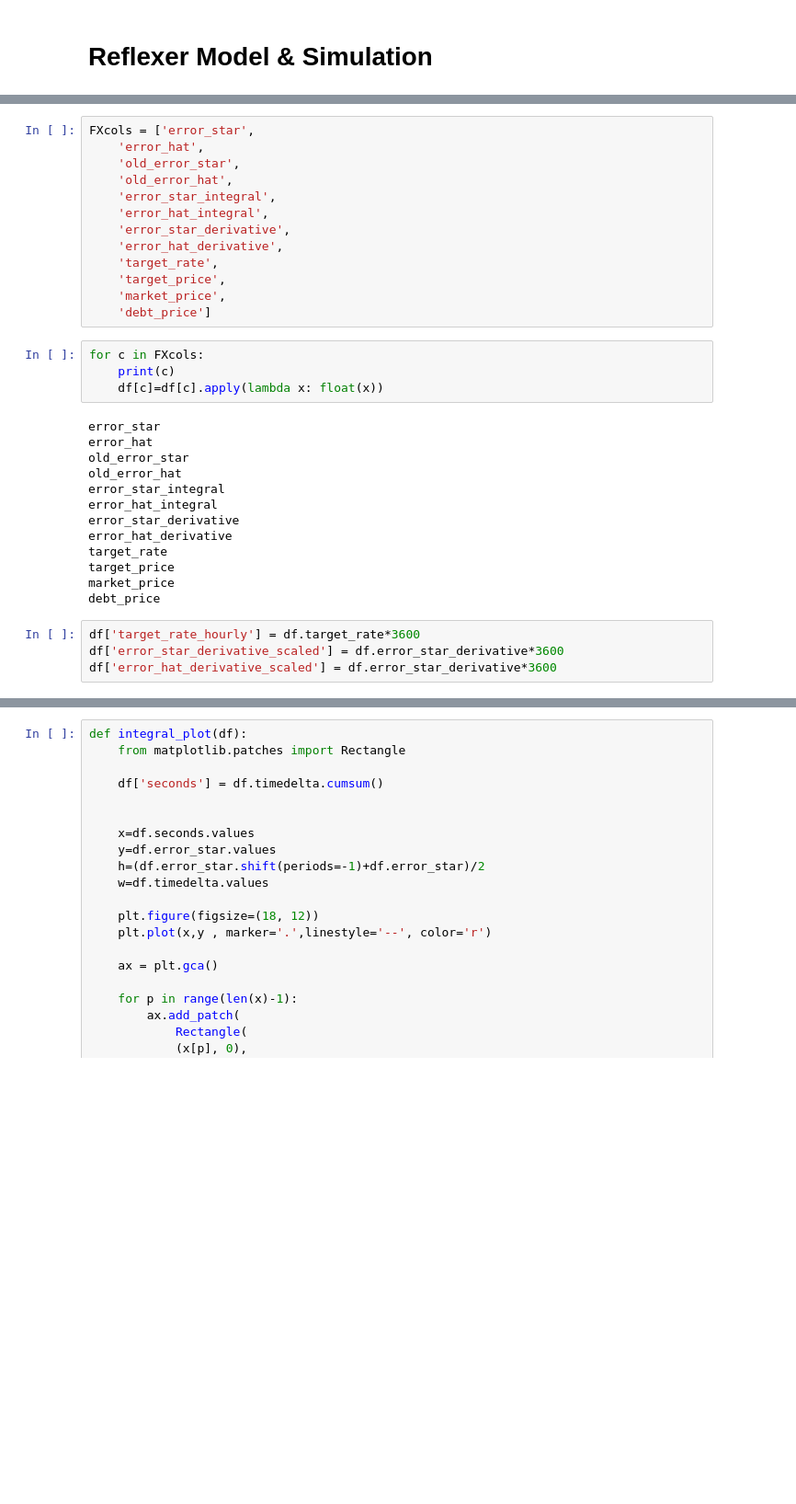
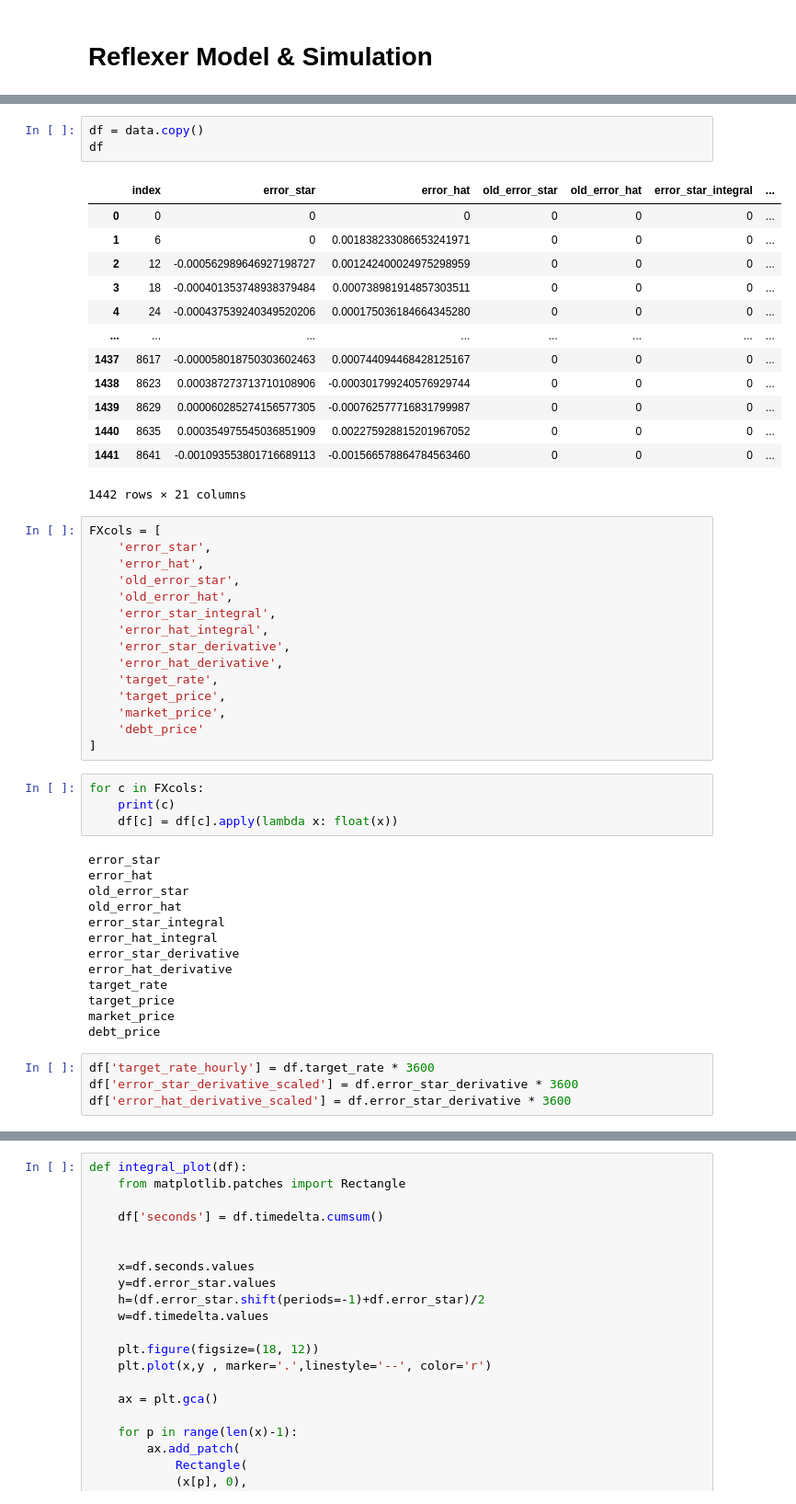
Before and after one commit to reflexer-labs/reflexer-digital-twin, a Jupyter notebook: notebook.ipynb, the cells around one changed output, grey strips where cells are left out. Shown at 92% size. Saved outputs shown, nothing was run; the diff lists cells and outputs as text; blank space fills up the shorter version.

```diff
--- a/notebook.ipynb
+++ b/notebook.ipynb
@@ -38,5 +39,23 @@ pd.options.plotting.backend = "plotly"
+# %%
+df = data.copy()
+df
+# %% [output]
+|  | index | error_star | error_hat | old_error_star | old_error_hat | error_star_integral | ... |
+| 0 | 0 | 0 | 0 | 0 | 0 | 0 | ... |
+| 1 | 6 | 0 | 0.001838233086653241971 | 0 | 0 | 0 | ... |
+| 2 | 12 | -0.000562989646927198727 | 0.001242400024975298959 | 0 | 0 | 0 | ... |
+| 3 | 18 | -0.000401353748938379484 | 0.000738981914857303511 | 0 | 0 | 0 | ... |
+| 4 | 24 | -0.000437539240349520206 | 0.000175036184664345280 | 0 | 0 | 0 | ... |
+| ... | ... | ... | ... | ... | ... | ... | ... |
+| 1437 | 8617 | -0.000058018750303602463 | 0.000744094468428125167 | 0 | 0 | 0 | ... |
+| 1438 | 8623 | 0.000387273713710108906 | -0.000301799240576929744 | 0 | 0 | 0 | ... |
+| 1439 | 8629 | 0.000060285274156577305 | -0.000762577716831799987 | 0 | 0 | 0 | ... |
+| 1440 | 8635 | 0.000354975545036851909 | 0.002275928815201967052 | 0 | 0 | 0 | ... |
+| 1441 | 8641 | -0.001093553801716689113 | -0.001566578864784563460 | 0 | 0 | 0 | ... |
+1442 rows × 21 columns
 # %%
-FXcols = ['error_star',
+FXcols = [
+    'error_star',
     'error_hat',
     'old_error_star',
     'old_error_hat',
@@ -47,11 +66,12 @@ FXcols = ['error_star',
     'target_rate',
     'target_price',
     'market_price',
-    'debt_price']
+    'debt_price'
+]
 # %%
 for c in FXcols:
     print(c)
-    df[c]=df[c].apply(lambda x: float(x))
+    df[c] = df[c].apply(lambda x: float(x))
 # %% [output]
 error_star
 error_hat
@@ -66,8 +86,8 @@ target_price
 market_price
 debt_price
 # %%
-df['target_rate_hourly'] = df.target_rate*3600
-df['error_star_derivative_scaled'] = df.error_star_derivative*3600
-df['error_hat_derivative_scaled'] = df.error_star_derivative*3600
+df['target_rate_hourly'] = df.target_rate * 3600
+df['error_star_derivative_scaled'] = df.error_star_derivative * 3600
+df['error_hat_derivative_scaled'] = df.error_star_derivative * 3600
 # %%
 df.debt_price.plot()
```
Also changed, not shown: parts of 14 cells of this notebook, 9 other files.
